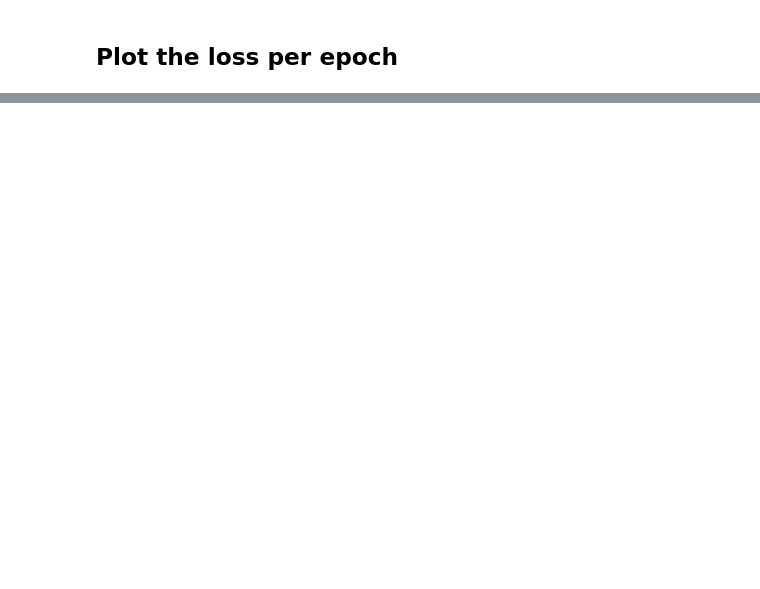
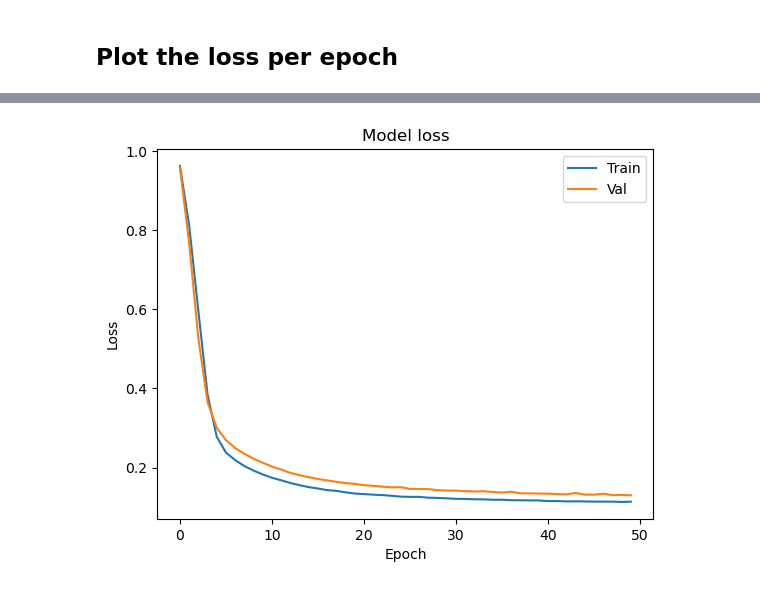
Before and after one commit to MarcoFelipeKing/yi_contact_expt, a Jupyter notebook: src/neural_network.ipynb, the cells around one changed output, grey strips where cells are left out. Cells and saved outputs as stored; diff of their text form; code cells hidden in the pictures; blank space fills up the shorter version.

```diff
--- a/src/neural_network.ipynb
+++ b/src/neural_network.ipynb
@@ -157,0 +244,16 @@ history.history['accuracy']
+# %%
+import matplotlib.pyplot as plt
+
+# Get the loss values from the history object
+loss = history.history['loss']
+
+# Plot the training and validation loss
+plt.plot(history.history['loss'])
+plt.plot(history.history['val_loss'])
+plt.title('Model loss')
+plt.ylabel('Loss')
+plt.xlabel('Epoch')
+plt.legend(['Train', 'Val'], loc='upper right')
+plt.show()
+# %% [output]
+[figure, added]
```
Also changed, not shown: parts of 25 cells of this notebook, 3 other files.
